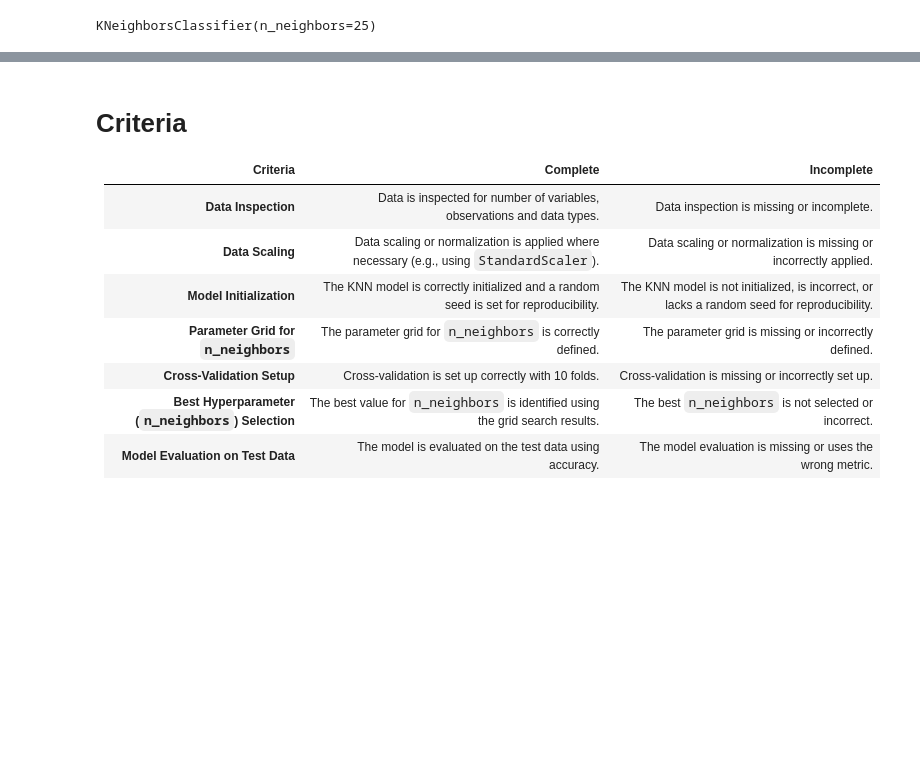
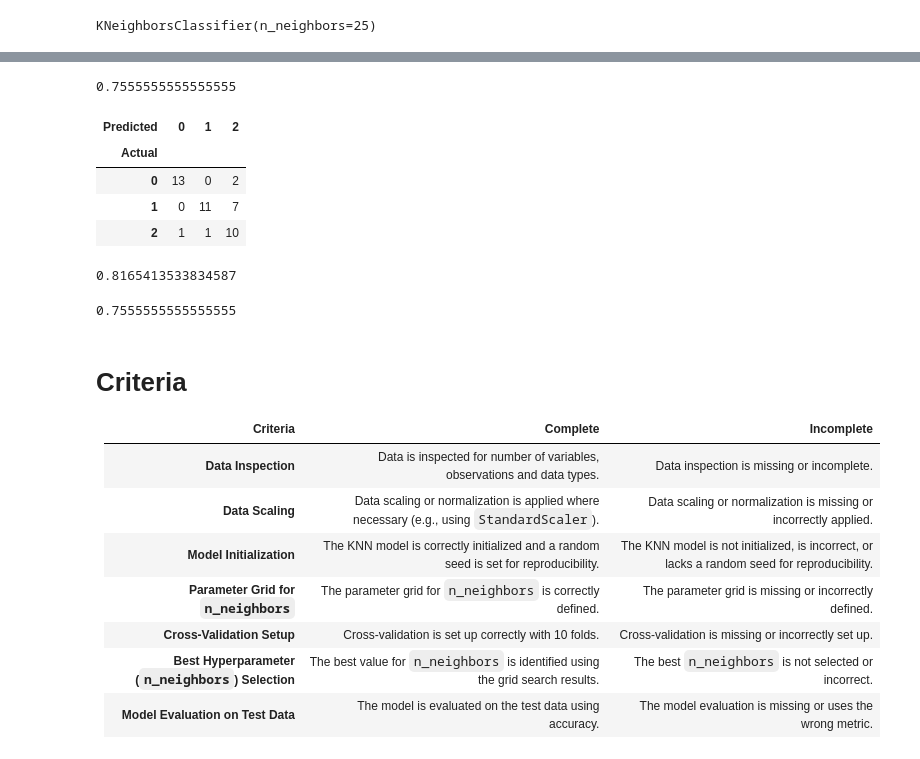
Before and after one commit to torontodeveloper/LCR, a Jupyter notebook: 02_activities/assignments/assignment_1.ipynb, the cells around one changed output, grey strips where cells are left out. Drawn from its saved outputs; the diff is of its cells as text; code cells hidden in the pictures; blank space fills up the shorter version.

```diff
--- a/02_activities/assignments/assignment_1.ipynb
+++ b/02_activities/assignments/assignment_1.ipynb
@@ -294,0 +301,2 @@ accuracy_score(y_true=y_test)
+# %%
+wine_test['predicted'] = model.predict(wine_test)
@@ -295,3 +312,37 @@ accuracy_score(y_true=y_test)
+# %%
+model.score(X_test,y_test)
+# %% [output]
+0.7555555555555555
+# %%
+# Confusion Matrix
+pd.crosstab(
+     wine_test["class"],
+    wine_test["predicted"],
+    rownames = ["Actual"],
+    colnames = ["Predicted"]
+)
+# %% [output]
+| Predicted | 0 | 1 | 2 |
+| Actual |  |  |  |
+| 0 | 13 | 0 | 2 |
+| 1 | 0 | 11 | 7 |
+| 2 | 1 | 1 | 10 |
+# %%
+precision_score(
+    y_true = wine_test["class"],
+    y_pred = wine_test['predicted'],
+    average='weighted'
+)
+# %% [output]
+0.8165413533834587
+# %%
+recall_score(
+   y_true = wine_test["class"],
+   y_pred = wine_test["predicted"],
+   average = "weighted"
+)
+# %% [output]
+0.7555555555555555
 # %% [markdown]
 # Criteria
 
```
Also changed, not shown: parts of 3 cells of this notebook.
